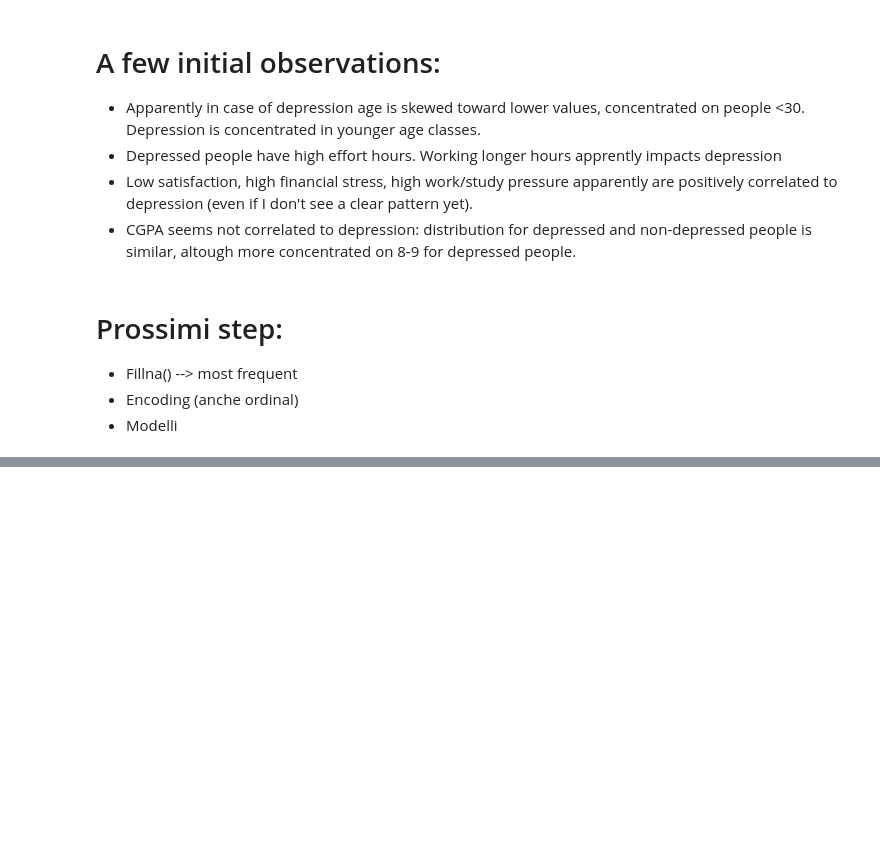
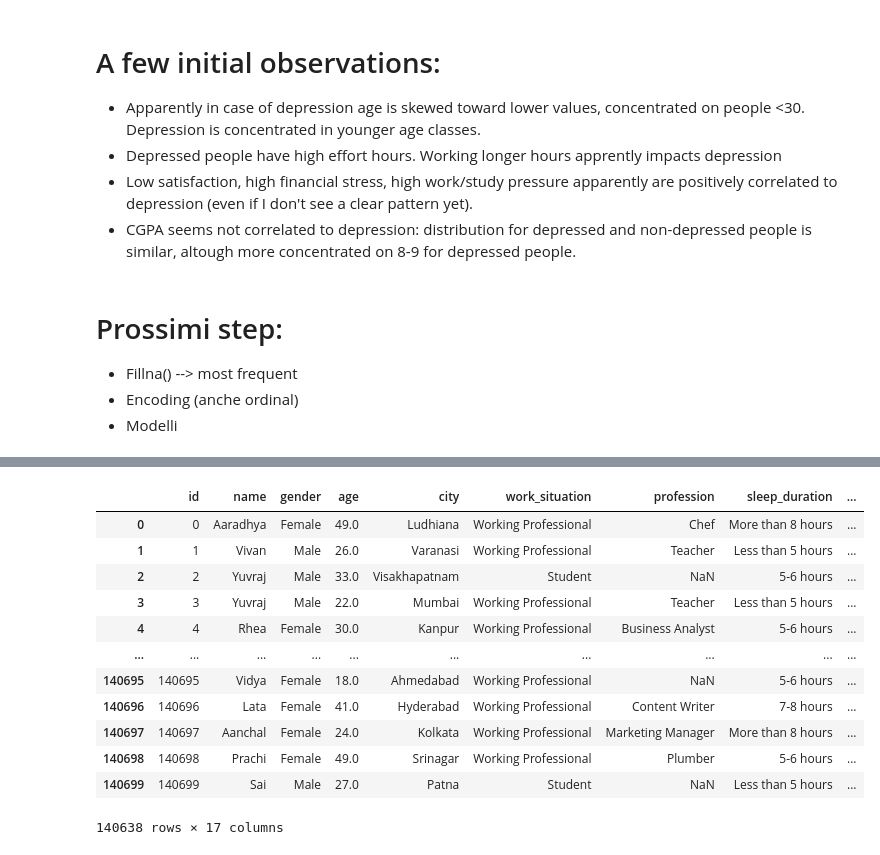
Before and after one commit to sampontiroli/projects, a Jupyter notebook: exploring-mental-health-eda.ipynb, the cells around one changed output, grey strips where cells are left out. Drawn from its saved outputs; the diff is of its cells as text; code cells hidden in the pictures; blank space fills up the shorter version.

Commit message:
Kaggle Notebook | exploring mental health_EDA | Version 8

```diff
--- a/exploring-mental-health-eda.ipynb
+++ b/exploring-mental-health-eda.ipynb
@@ -151,2 +262,20 @@ ordinal_cols = ['sleep_duration', 'dietary_habits']
+# %%
+df = df.loc[(df['dietary_habits'] == 'Unhealthy') | (df['dietary_habits'] =='Moderate') | (df['dietary_habits'] =='Healthy')]
+
+df
+# %% [output]
+|  | id | name | gender | age | city | work_situation | profession | sleep_duration | ... |
+| 0 | 0 | Aaradhya | Female | 49.0 | Ludhiana | Working Professional | Chef | More than 8 hours | ... |
+| 1 | 1 | Vivan | Male | 26.0 | Varanasi | Working Professional | Teacher | Less than 5 hours | ... |
+| 2 | 2 | Yuvraj | Male | 33.0 | Visakhapatnam | Student | NaN | 5-6 hours | ... |
+| 3 | 3 | Yuvraj | Male | 22.0 | Mumbai | Working Professional | Teacher | Less than 5 hours | ... |
+| 4 | 4 | Rhea | Female | 30.0 | Kanpur | Working Professional | Business Analyst | 5-6 hours | ... |
+| ... | ... | ... | ... | ... | ... | ... | ... | ... | ... |
+| 140695 | 140695 | Vidya | Female | 18.0 | Ahmedabad | Working Professional | NaN | 5-6 hours | ... |
+| 140696 | 140696 | Lata | Female | 41.0 | Hyderabad | Working Professional | Content Writer | 7-8 hours | ... |
+| 140697 | 140697 | Aanchal | Female | 24.0 | Kolkata | Working Professional | Marketing Manager | More than 8 hours | ... |
+| 140698 | 140698 | Prachi | Female | 49.0 | Srinagar | Working Professional | Plumber | 5-6 hours | ... |
+| 140699 | 140699 | Sai | Male | 27.0 | Patna | Student | NaN | Less than 5 hours | ... |
+140638 rows × 17 columns
 # %%
 # There is a significant problem with the sleep_duration column: too many unuseful groups and some values which where wrongly specified.
```
Also changed, not shown: parts of 22 cells of this notebook.
